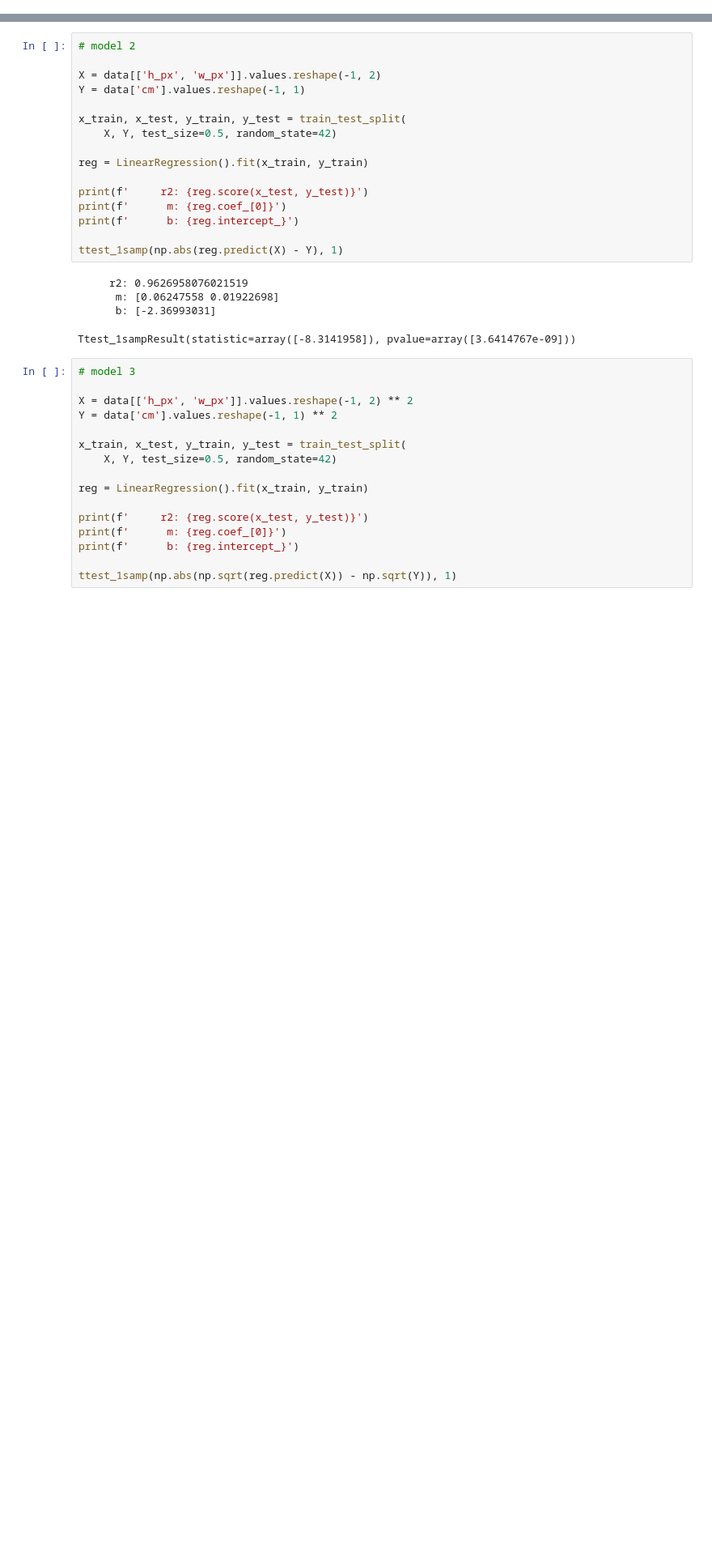
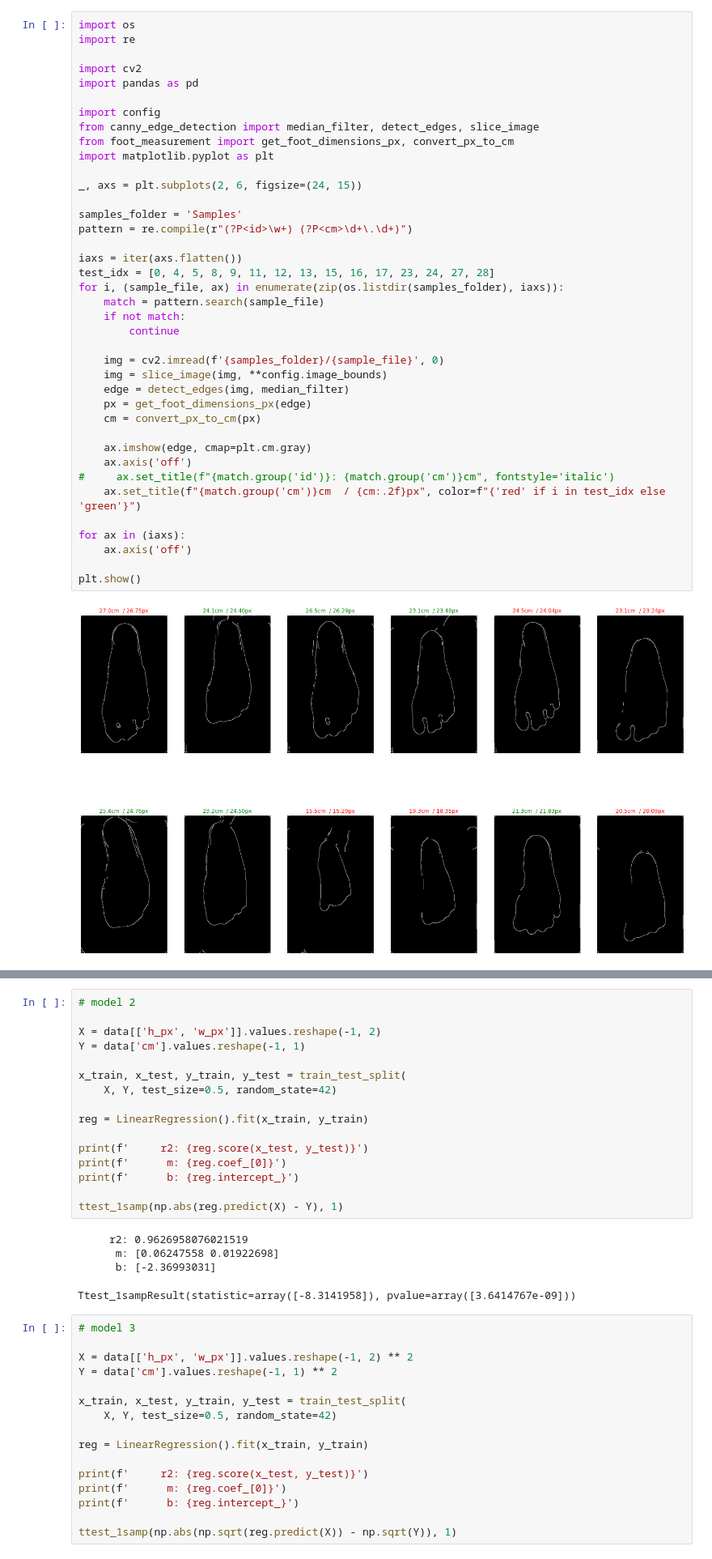
Before and after one commit to zvxayr/pedem, a Jupyter notebook: ModelTests.ipynb, the cells around one changed output, grey strips where cells are left out. Shown: that part at 81% size. Cells and saved outputs as stored; diff of their text form; blank space fills up the shorter version.

```diff
--- a/ModelTests.ipynb
+++ b/ModelTests.ipynb
@@ -13,3 +53,44 @@ data = pd.read_csv(config.output_csv)
+# %%
+import os
+import re
+
+import cv2
+import pandas as pd
+
+import config
+from canny_edge_detection import median_filter, detect_edges, slice_image
+from foot_measurement import get_foot_dimensions_px, convert_px_to_cm
+import matplotlib.pyplot as plt
+
+_, axs = plt.subplots(2, 6, figsize=(24, 15))
+
+samples_folder = 'Samples'
+pattern = re.compile(r"(?P<id>\w+) (?P<cm>\d+\.\d+)")
+
+iaxs = iter(axs.flatten())
+test_idx = [0, 4, 5, 8, 9, 11, 12, 13, 15, 16, 17, 23, 24, 27, 28]
+for i, (sample_file, ax) in enumerate(zip(os.listdir(samples_folder), iaxs)):
+    match = pattern.search(sample_file)
+    if not match:
+        continue
+
+    img = cv2.imread(f'{samples_folder}/{sample_file}', 0)
+    img = slice_image(img, **config.image_bounds)
+    edge = detect_edges(img, median_filter)
+    px = get_foot_dimensions_px(edge)
+    cm = convert_px_to_cm(px)
+
+    ax.imshow(edge, cmap=plt.cm.gray)
+    ax.axis('off')
+#     ax.set_title(f"{match.group('id')}: {match.group('cm')}cm", fontstyle='italic')
+    ax.set_title(f"{match.group('cm')}cm  / {cm:.2f}px", color=f"{'red' if i in test_idx else 'green'}")
+
+for ax in (iaxs):
+    ax.axis('off')
+
+plt.show()
+# %% [output]
+[figure, added]
 # %%
 # model 1
 
```
Also changed, not shown: parts of 16 cells of this notebook, 5 other files.
